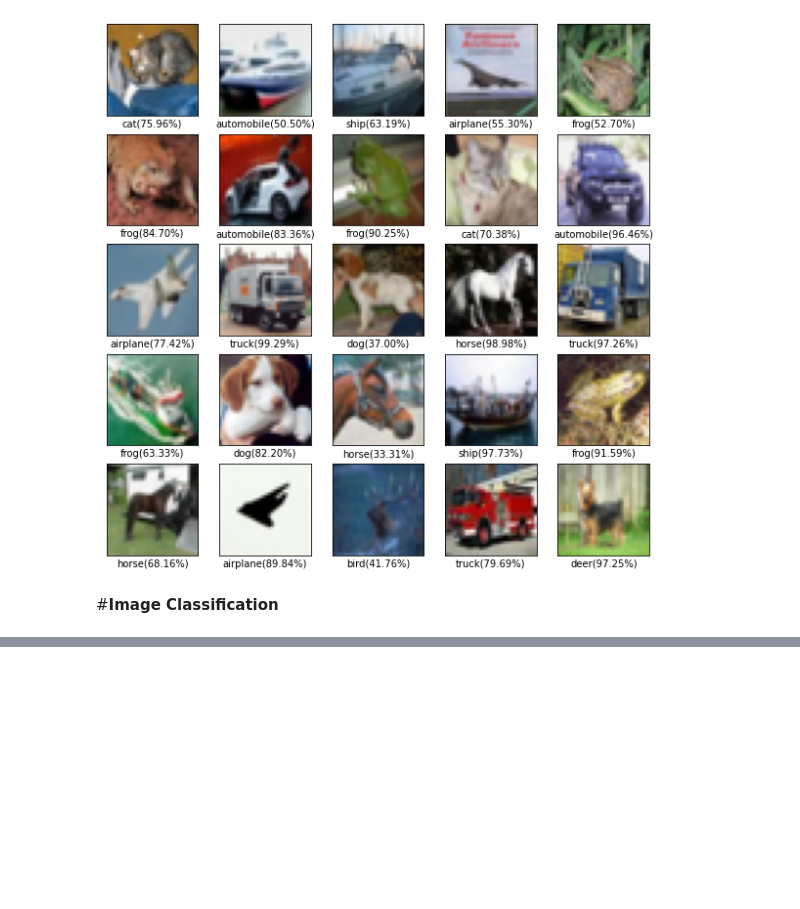
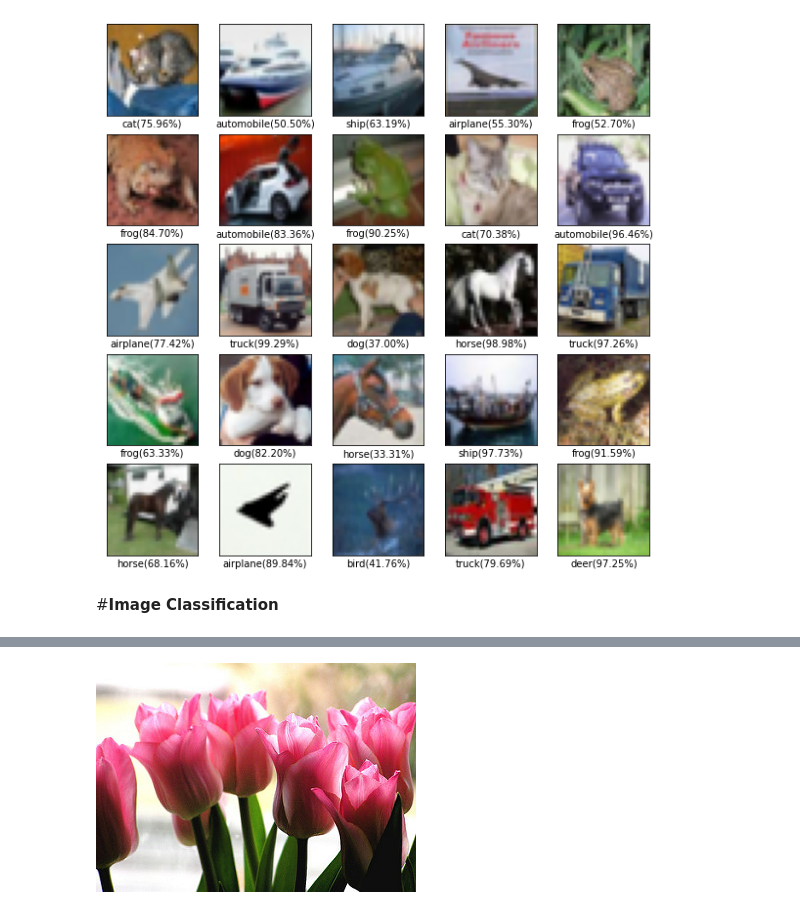
Before and after one commit to ArashDehghanyan/ml-and-vision-practices, a Jupyter notebook: Convolutional_Neural_Networks.ipynb, the cells around one changed output, grey strips where cells are left out. Drawn from its saved outputs; the diff is of its cells as text; code cells hidden in the pictures; blank space fills up the shorter version.

```diff
--- a/Convolutional_Neural_Networks.ipynb
+++ b/Convolutional_Neural_Networks.ipynb
@@ -312,0 +373,5 @@ from tensorflow.keras.models import Sequential
+# %%
+tulips = list(data_dir.glob("tulips/*"))
+PIL.Image.open(str(tulips[0]))
+# %% [output]
+[figure, added]
```
Also changed, not shown: parts of 10 cells of this notebook.
